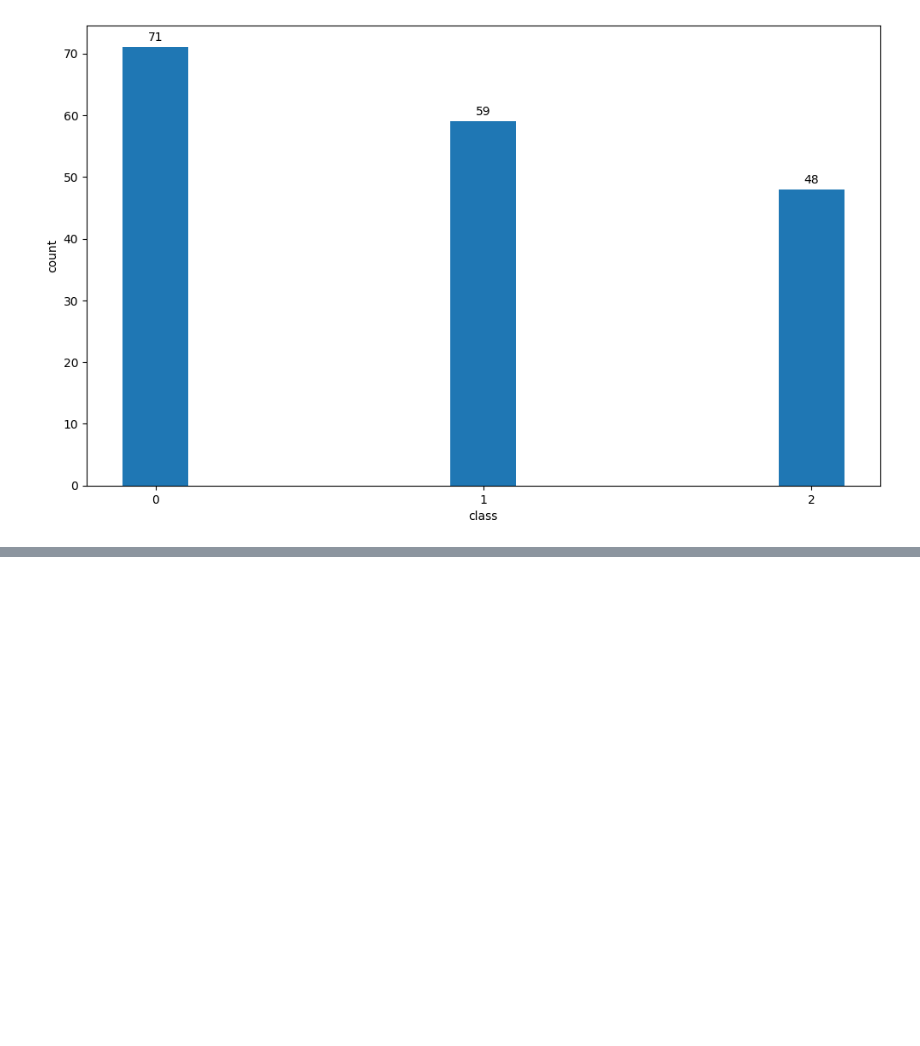
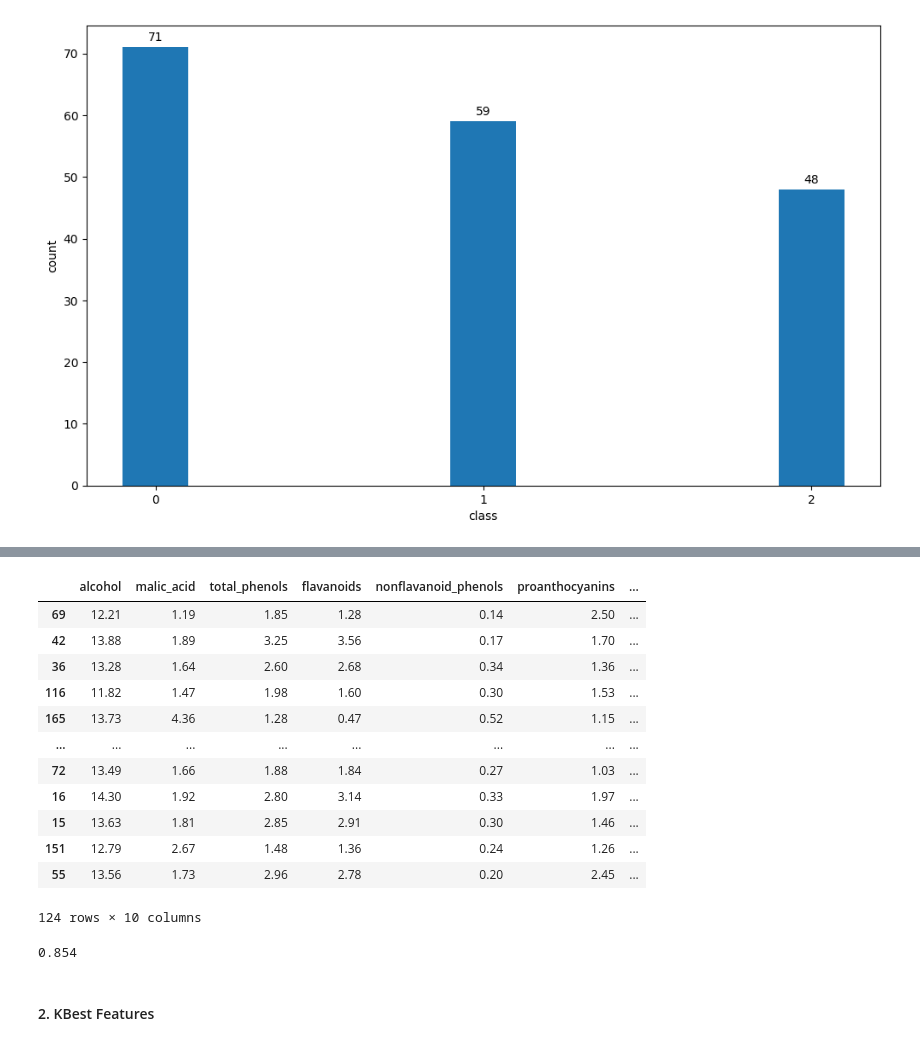
Before and after one commit to Alireza2317/feature_engineering, a Jupyter notebook: feature_selection.ipynb, the cells around one changed output, grey strips where cells are left out. Drawn from its saved outputs; the diff is of its cells as text; code cells hidden in the pictures; blank space fills up the shorter version.

```diff
--- a/feature_selection.ipynb
+++ b/feature_selection.ipynb
@@ -67,0 +142,34 @@ for i, count in enumerate(target_counts):
+# %%
+# if we manually set the variance threshold to something like 0.0311
+var_threshold = 0.0311
+features_to_drop = X.columns[variances <= var_threshold]
+X_train_1 = X_train_1.drop(features_to_drop, axis=1)
+X_test_1 = X_test_1.drop(features_to_drop, axis=1)
+X_train_1
+# %% [output]
+|  | alcohol | malic_acid | total_phenols | flavanoids | nonflavanoid_phenols | proanthocyanins | ... |
+| 69 | 12.21 | 1.19 | 1.85 | 1.28 | 0.14 | 2.50 | ... |
+| 42 | 13.88 | 1.89 | 3.25 | 3.56 | 0.17 | 1.70 | ... |
+| 36 | 13.28 | 1.64 | 2.60 | 2.68 | 0.34 | 1.36 | ... |
+| 116 | 11.82 | 1.47 | 1.98 | 1.60 | 0.30 | 1.53 | ... |
+| 165 | 13.73 | 4.36 | 1.28 | 0.47 | 0.52 | 1.15 | ... |
+| ... | ... | ... | ... | ... | ... | ... | ... |
+| 72 | 13.49 | 1.66 | 1.88 | 1.84 | 0.27 | 1.03 | ... |
+| 16 | 14.30 | 1.92 | 2.80 | 3.14 | 0.33 | 1.97 | ... |
+| 15 | 13.63 | 1.81 | 2.85 | 2.91 | 0.30 | 1.46 | ... |
+| 151 | 12.79 | 2.67 | 1.48 | 1.36 | 0.24 | 1.26 | ... |
+| 55 | 13.56 | 1.73 | 2.96 | 2.78 | 0.20 | 2.45 | ... |
+124 rows × 10 columns
+# %%
+# now let's test the new features
+model.fit(X_train_1, y_train_1)
+
+preds = model.predict(X_test_1)
+
+score = f1_score(y_test_1, preds, average='weighted')
+
+print(f'{score:.3f}')
+# %% [output]
+0.854
+# %% [markdown]
+#### 2. KBest Features
```
Also changed, not shown: parts of 8 cells of this notebook.
